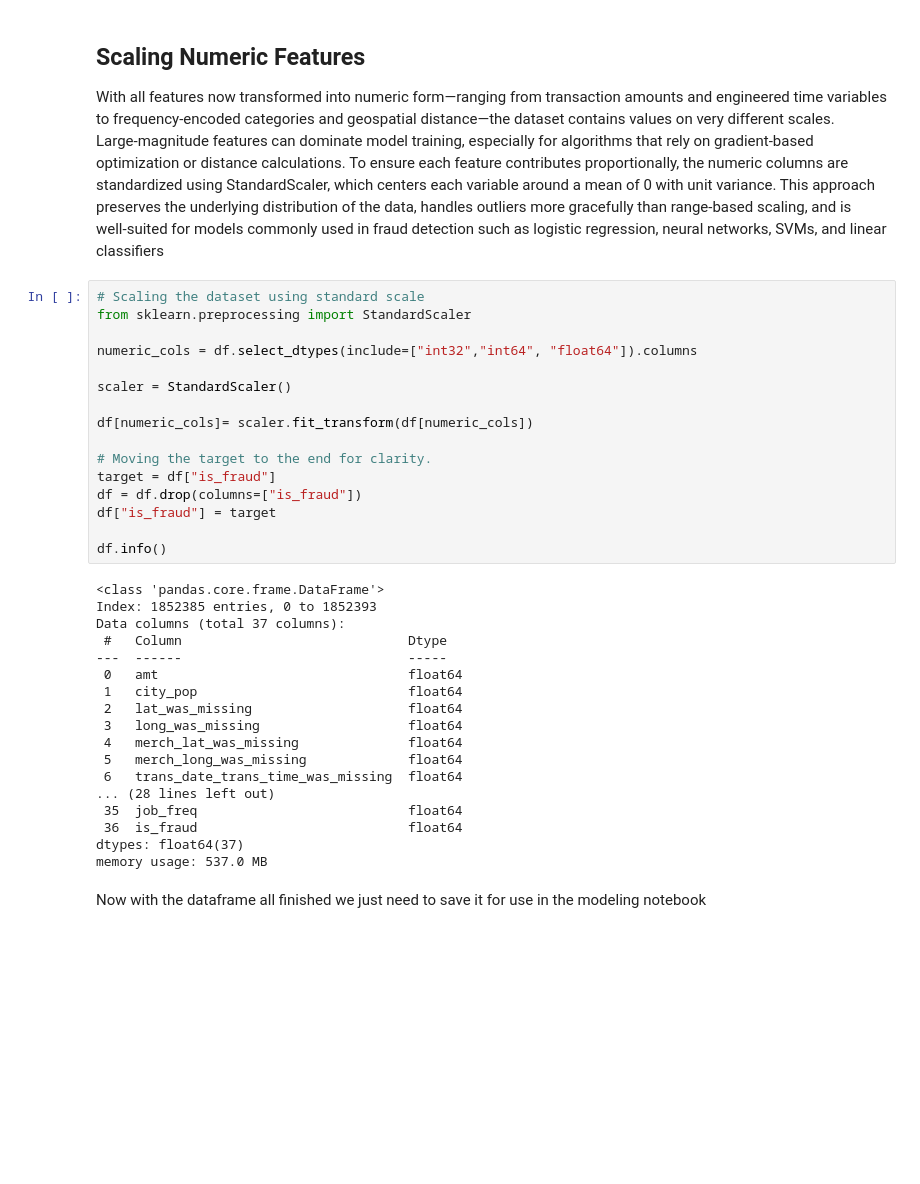
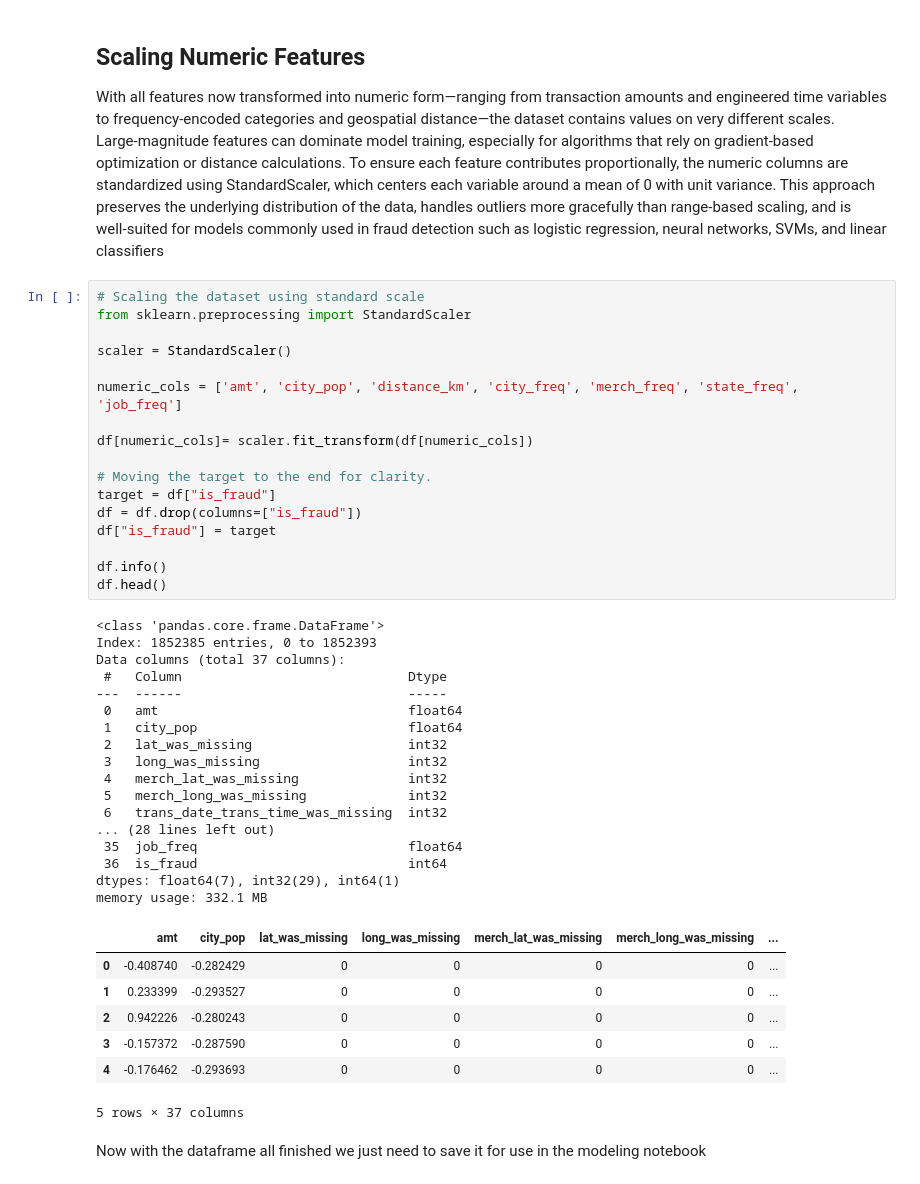
Before and after one commit to FranceyAndrew/Fraud_Detect_Project, a Jupyter notebook: notebooks/02_preprocessing.ipynb, the cells around one changed output. Drawn from its saved outputs; the diff is of its cells as text; blank space fills up the shorter version.

```diff
--- a/notebooks/02_preprocessing.ipynb
+++ b/notebooks/02_preprocessing.ipynb
@@ -363,37 +363,45 @@ With all features now transformed into numeric form—ranging from transaction a
 # %%
 # Scaling the dataset using standard scale
 from sklearn.preprocessing import StandardScaler
 
-numeric_cols = df.select_dtypes(include=["int32","int64", "float64"]).columns
+scaler = StandardScaler()
 
-scaler = StandardScaler()
+numeric_cols = ['amt', 'city_pop', 'distance_km', 'city_freq', 'merch_freq', 'state_freq', 'job_freq']
 
 df[numeric_cols]= scaler.fit_transform(df[numeric_cols])
 
 # Moving the target to the end for clarity.
 target = df["is_fraud"]
 df = df.drop(columns=["is_fraud"])
 df["is_fraud"] = target
 
 df.info()
+df.head()
 # %% [output]
 <class 'pandas.core.frame.DataFrame'>
 Index: 1852385 entries, 0 to 1852393
 Data columns (total 37 columns):
  #   Column                             Dtype
 ---  ------                             -----
  0   amt                                float64
  1   city_pop                           float64
- 2   lat_was_missing                    float64
- 3   long_was_missing                   float64
- 4   merch_lat_was_missing              float64
- 5   merch_long_was_missing             float64
- 6   trans_date_trans_time_was_missing  float64
+ 2   lat_was_missing                    int32
+ 3   long_was_missing                   int32
+ 4   merch_lat_was_missing              int32
+ 5   merch_long_was_missing             int32
+ 6   trans_date_trans_time_was_missing  int32
 ... (28 lines left out)
  35  job_freq                           float64
- 36  is_fraud                           float64
-dtypes: float64(37)
-memory usage: 537.0 MB
+ 36  is_fraud                           int64
+dtypes: float64(7), int32(29), int64(1)
+memory usage: 332.1 MB
+|  | amt | city_pop | lat_was_missing | long_was_missing | merch_lat_was_missing | merch_long_was_missing | ... |
+| 0 | -0.408740 | -0.282429 | 0 | 0 | 0 | 0 | ... |
+| 1 | 0.233399 | -0.293527 | 0 | 0 | 0 | 0 | ... |
+| 2 | 0.942226 | -0.280243 | 0 | 0 | 0 | 0 | ... |
+| 3 | -0.157372 | -0.287590 | 0 | 0 | 0 | 0 | ... |
+| 4 | -0.176462 | -0.293693 | 0 | 0 | 0 | 0 | ... |
+5 rows × 37 columns
 # %% [markdown]
 Now with the dataframe all finished we just need to save it for use in the modeling notebook
 # %%
```
